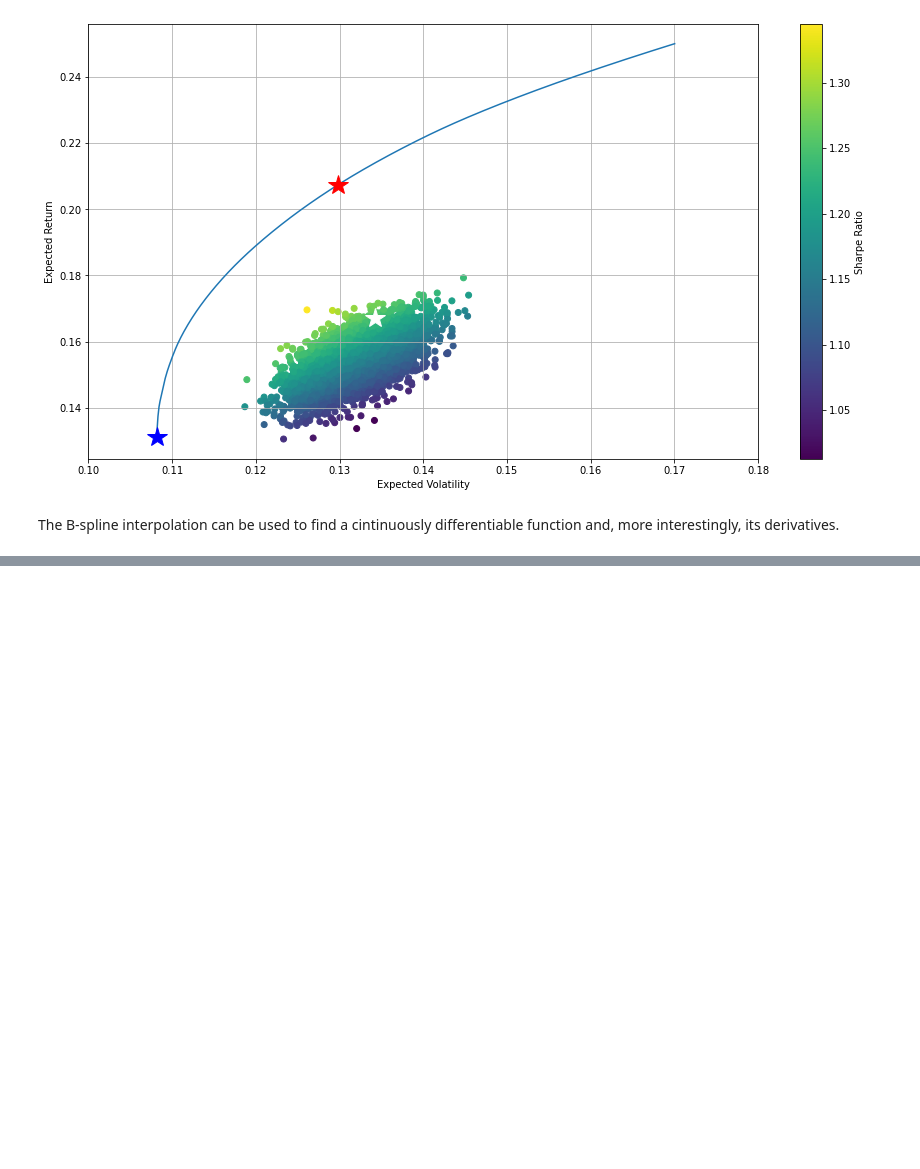
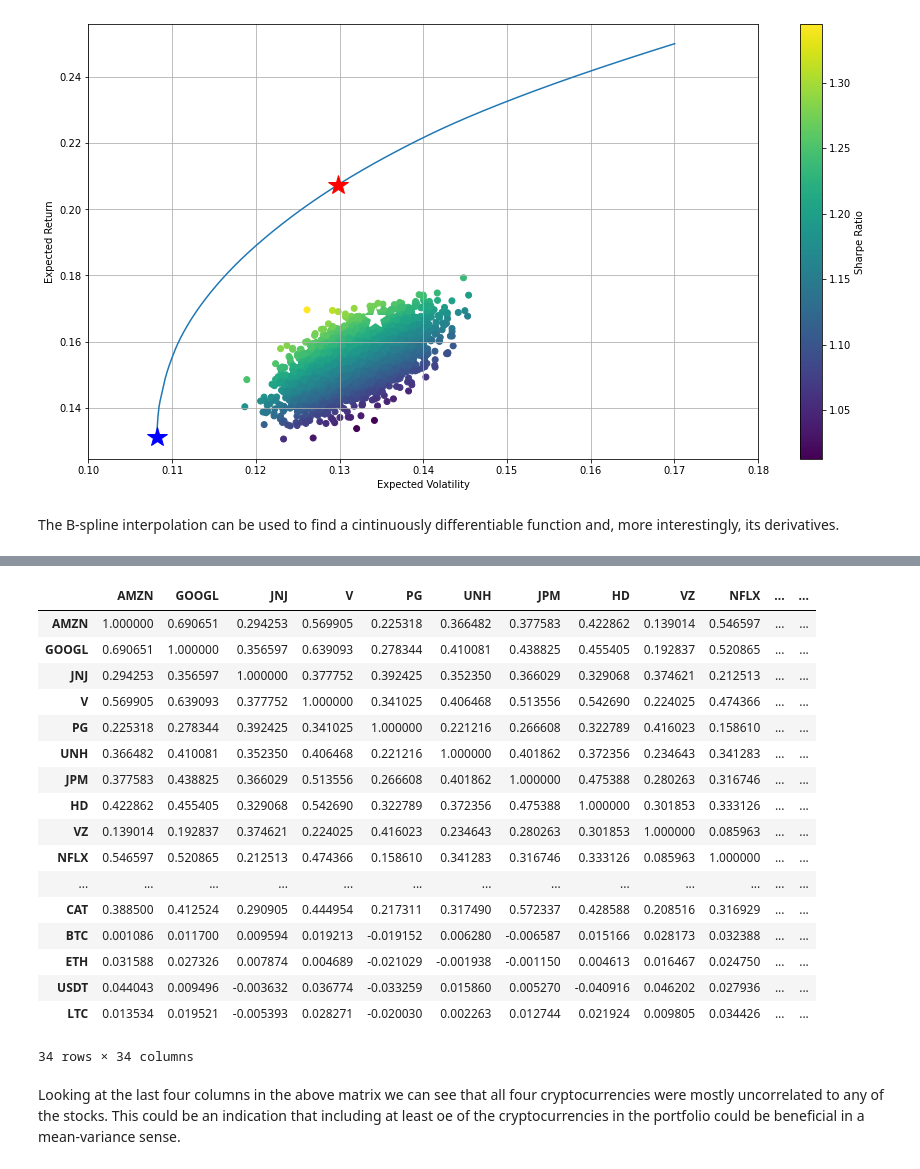
Before and after one commit to JoBe10/Mean_Variance_Portfolio_Optimisation, a Jupyter notebook: Efficient_Frontiers.ipynb, the cells around one changed output, grey strips where cells are left out. Saved outputs shown, nothing was run; the diff lists cells and outputs as text; code cells hidden in the pictures; blank space fills up the shorter version.

```diff
--- a/Efficient_Frontiers.ipynb
+++ b/Efficient_Frontiers.ipynb
@@ -485,0 +609,3 @@ def df(x):
+# %%
+# Drop all price data before August 6, 2015
+reduced_prices = prices.iloc[22:]
@@ -485,0 +621,31 @@ def df(x):
+# %%
+# Left join the two DataFrames, thereby dropping the redundant cryptocurrency data
+combined_prices = reduced_prices.merge(crypto_ps, on ='Date', how='left')
+# %%
+# Compute log returns once again
+combined_log_r = np.log(combined_prices / combined_prices.shift(1))
+# %%
+# Have a look at the correlation matrix of stock prices and cryptocurrencies
+combined_corr_matrix = combined_log_r.corr()
+combined_corr_matrix
+# %% [output]
+|  | AMZN | GOOGL | JNJ | V | PG | UNH | JPM | HD | VZ | NFLX | ... | ... |
+| AMZN | 1.000000 | 0.690651 | 0.294253 | 0.569905 | 0.225318 | 0.366482 | 0.377583 | 0.422862 | 0.139014 | 0.546597 | ... | ... |
+| GOOGL | 0.690651 | 1.000000 | 0.356597 | 0.639093 | 0.278344 | 0.410081 | 0.438825 | 0.455405 | 0.192837 | 0.520865 | ... | ... |
+| JNJ | 0.294253 | 0.356597 | 1.000000 | 0.377752 | 0.392425 | 0.352350 | 0.366029 | 0.329068 | 0.374621 | 0.212513 | ... | ... |
+| V | 0.569905 | 0.639093 | 0.377752 | 1.000000 | 0.341025 | 0.406468 | 0.513556 | 0.542690 | 0.224025 | 0.474366 | ... | ... |
+| PG | 0.225318 | 0.278344 | 0.392425 | 0.341025 | 1.000000 | 0.221216 | 0.266608 | 0.322789 | 0.416023 | 0.158610 | ... | ... |
+| UNH | 0.366482 | 0.410081 | 0.352350 | 0.406468 | 0.221216 | 1.000000 | 0.401862 | 0.372356 | 0.234643 | 0.341283 | ... | ... |
+| JPM | 0.377583 | 0.438825 | 0.366029 | 0.513556 | 0.266608 | 0.401862 | 1.000000 | 0.475388 | 0.280263 | 0.316746 | ... | ... |
+| HD | 0.422862 | 0.455405 | 0.329068 | 0.542690 | 0.322789 | 0.372356 | 0.475388 | 1.000000 | 0.301853 | 0.333126 | ... | ... |
+| VZ | 0.139014 | 0.192837 | 0.374621 | 0.224025 | 0.416023 | 0.234643 | 0.280263 | 0.301853 | 1.000000 | 0.085963 | ... | ... |
+| NFLX | 0.546597 | 0.520865 | 0.212513 | 0.474366 | 0.158610 | 0.341283 | 0.316746 | 0.333126 | 0.085963 | 1.000000 | ... | ... |
+| ... | ... | ... | ... | ... | ... | ... | ... | ... | ... | ... | ... | ... |
+| CAT | 0.388500 | 0.412524 | 0.290905 | 0.444954 | 0.217311 | 0.317490 | 0.572337 | 0.428588 | 0.208516 | 0.316929 | ... | ... |
+| BTC | 0.001086 | 0.011700 | 0.009594 | 0.019213 | -0.019152 | 0.006280 | -0.006587 | 0.015166 | 0.028173 | 0.032388 | ... | ... |
+| ETH | 0.031588 | 0.027326 | 0.007874 | 0.004689 | -0.021029 | -0.001938 | -0.001150 | 0.004613 | 0.016467 | 0.024750 | ... | ... |
+| USDT | 0.044043 | 0.009496 | -0.003632 | 0.036774 | -0.033259 | 0.015860 | 0.005270 | -0.040916 | 0.046202 | 0.027936 | ... | ... |
+| LTC | 0.013534 | 0.019521 | -0.005393 | 0.028271 | -0.020030 | 0.002263 | 0.012744 | 0.021924 | 0.009805 | 0.034426 | ... | ... |
+34 rows × 34 columns
+# %% [markdown]
+Looking at the last four columns in the above matrix we can see that all four cryptocurrencies were mostly uncorrelated to any of the stocks. This could be an indication that including at least oe of the cryptocurrencies in the portfolio could be beneficial in a mean-variance sense.
```
Also changed, not shown: parts of 32 cells of this notebook.
